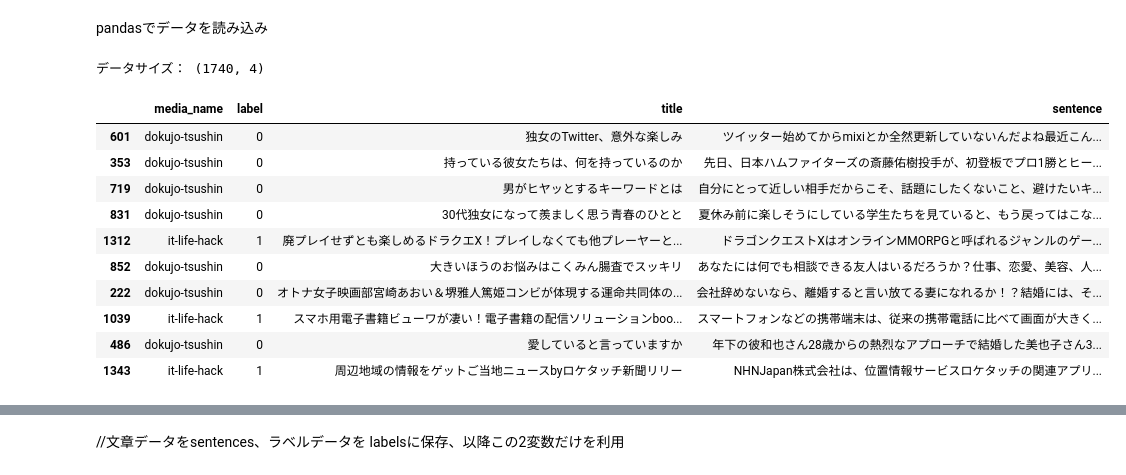
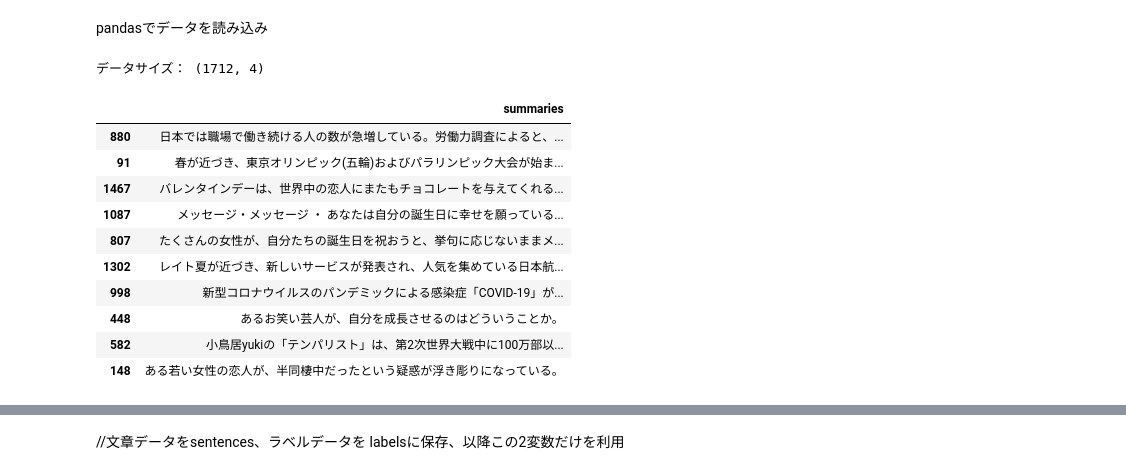
Before and after one commit to zuco3/liBERTy, a Jupyter notebook: ensemble/ens_augens-re.ipynb, the cells around one changed output, grey strips where cells are left out. Saved outputs shown, nothing was run; the diff lists cells and outputs as text; code cells hidden in the pictures.

```diff
--- a/ensemble/ens_augens-re.ipynb
+++ b/ensemble/ens_augens-re.ipynb
@@ -188,10 +189,10 @@ def read_para(f):
             break
     return p [:-1]
 # %%
-directory = ['/export/livedoor/dokujo-tsushin', '/export/livedoor/it-life-hack']
-target_genre = ["dokujo-tsushin", "it-life-hack"]
-#directory = ['/export/livedoor/dokujo-tsushin', '/export/livedoor/peachy']
-#target_genre = ["dokujo-tsushin", "peachy"]
+#directory = ['/export/livedoor/dokujo-tsushin', '/export/livedoor/it-life-hack']
+#target_genre = ["dokujo-tsushin", "it-life-hack"]
+directory = ['/export/livedoor/dokujo-tsushin', '/export/livedoor/peachy']
+target_genre = ["dokujo-tsushin", "peachy"]
 zero_fnames = []
 one_fnames = []
 
@@ -229,22 +230,29 @@ pandasでデータを読み込み
 # %%
 import pandas as pd
 # データの読み込み
 df = pd.read_csv("all_text.tsv",
                  delimiter='\t', header=None, names=['media_name', 'label','title','sentence'])
 
+
+#df_ = pd.read_csv("summary_set_dokujo_it.tsv",
+#                 delimiter='\t', header=None, names=['summaries'])
+
+df_ = pd.read_csv("summary_set_dokujo_peachy.tsv",
+                 delimiter='\t', header=None, names=['summaries'])
+
 # データの確認
 print(f'データサイズ： {df.shape}')
-df.sample(10)
+df_.sample(10)
 # %% [output]
-データサイズ： (1740, 4)
+データサイズ： (1712, 4)
-|  | media_name | label | title | sentence |
-| 601 | dokujo-tsushin | 0 | 独女のTwitter、意外な楽しみ | ツイッター始めてからmixiとか全然更新していないんだよね最近こん... |
-| 353 | dokujo-tsushin | 0 | 持っている彼女たちは、何を持っているのか | 先日、日本ハムファイターズの斎藤佑樹投手が、初登板でプロ1勝とヒー... |
-| 719 | dokujo-tsushin | 0 | 男がヒヤッとするキーワードとは | 自分にとって近しい相手だからこそ、話題にしたくないこと、避けたいキ... |
-| 831 | dokujo-tsushin | 0 | 30代独女になって羨ましく思う青春のひとと | 夏休み前に楽しそうにしている学生たちを見ていると、もう戻ってはこな... |
-| 1312 | it-life-hack | 1 | 廃プレイせずとも楽しめるドラクエX！プレイしなくても他プレーヤーと... | ドラゴンクエストXはオンラインMMORPGと呼ばれるジャンルのゲー... |
-| 852 | dokujo-tsushin | 0 | 大きいほうのお悩みはこくみん腸査でスッキリ | あなたには何でも相談できる友人はいるだろうか？仕事、恋愛、美容、人... |
-| 222 | dokujo-tsushin | 0 | オトナ女子映画部宮崎あおい＆堺雅人篤姫コンビが体現する運命共同体の... | 会社辞めないなら、離婚すると言い放てる妻になれるか！？結婚には、そ... |
-| 1039 | it-life-hack | 1 | スマホ用電子書籍ビューワが凄い！電子書籍の配信ソリューションboo... | スマートフォンなどの携帯端末は、従来の携帯電話に比べて画面が大きく... |
-| 486 | dokujo-tsushin | 0 | 愛していると言っていますか | 年下の彼和也さん28歳からの熱烈なアプローチで結婚した美也子さん3... |
-| 1343 | it-life-hack | 1 | 周辺地域の情報をゲットご当地ニュースbyロケタッチ新聞リリー | NHNJapan株式会社は、位置情報サービスロケタッチの関連アプリ... |
+|  | summaries |
+| 880 | 日本では職場で働き続ける人の数が急増している。労働力調査によると、... |
+| 91 | 春が近づき、東京オリンピック(五輪)およびパラリンピック大会が始ま... |
+| 1467 | バレンタインデーは、世界中の恋人にまたもチョコレートを与えてくれる... |
+| 1087 | メッセージ・メッセージ ・ あなたは自分の誕生日に幸せを願っている... |
+| 807 | たくさんの女性が、自分たちの誕生日を祝おうと、挙句に応じないままメ... |
+| 1302 | レイト夏が近づき、新しいサービスが発表され、人気を集めている日本航... |
+| 998 | 新型コロナウイルスのパンデミックによる感染症「COVID-19」が... |
+| 448 | あるお笑い芸人が、自分を成長させるのはどういうことか。 |
+| 582 | 小鳥居yukiの「テンパリスト」は、第2次世界大戦中に100万部以... |
+| 148 | ある若い女性の恋人が、半同棲中だったという疑惑が浮き彫りになっている。 |
```
Also changed, not shown: parts of 57 cells of this notebook, 4 other files.
